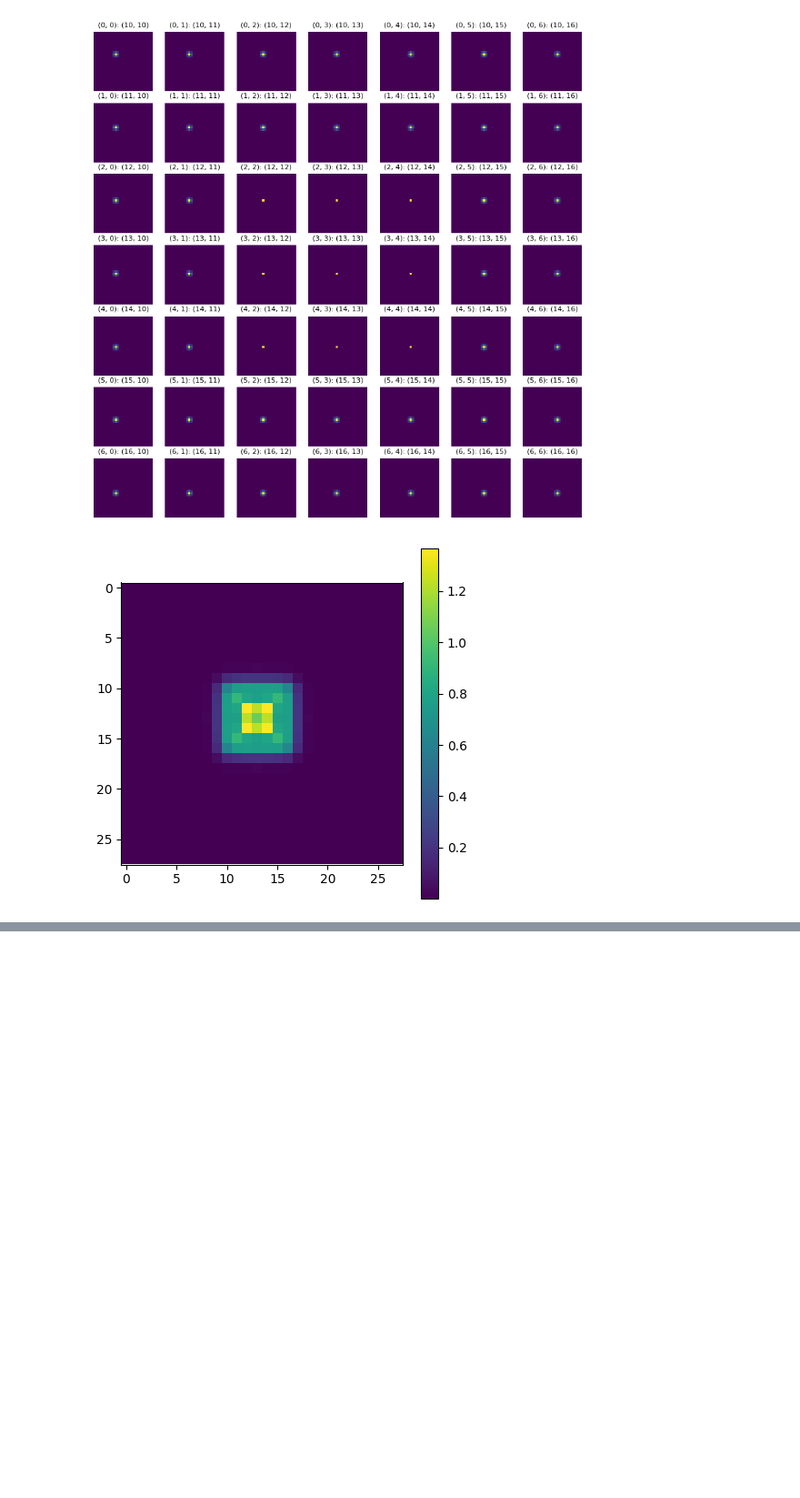
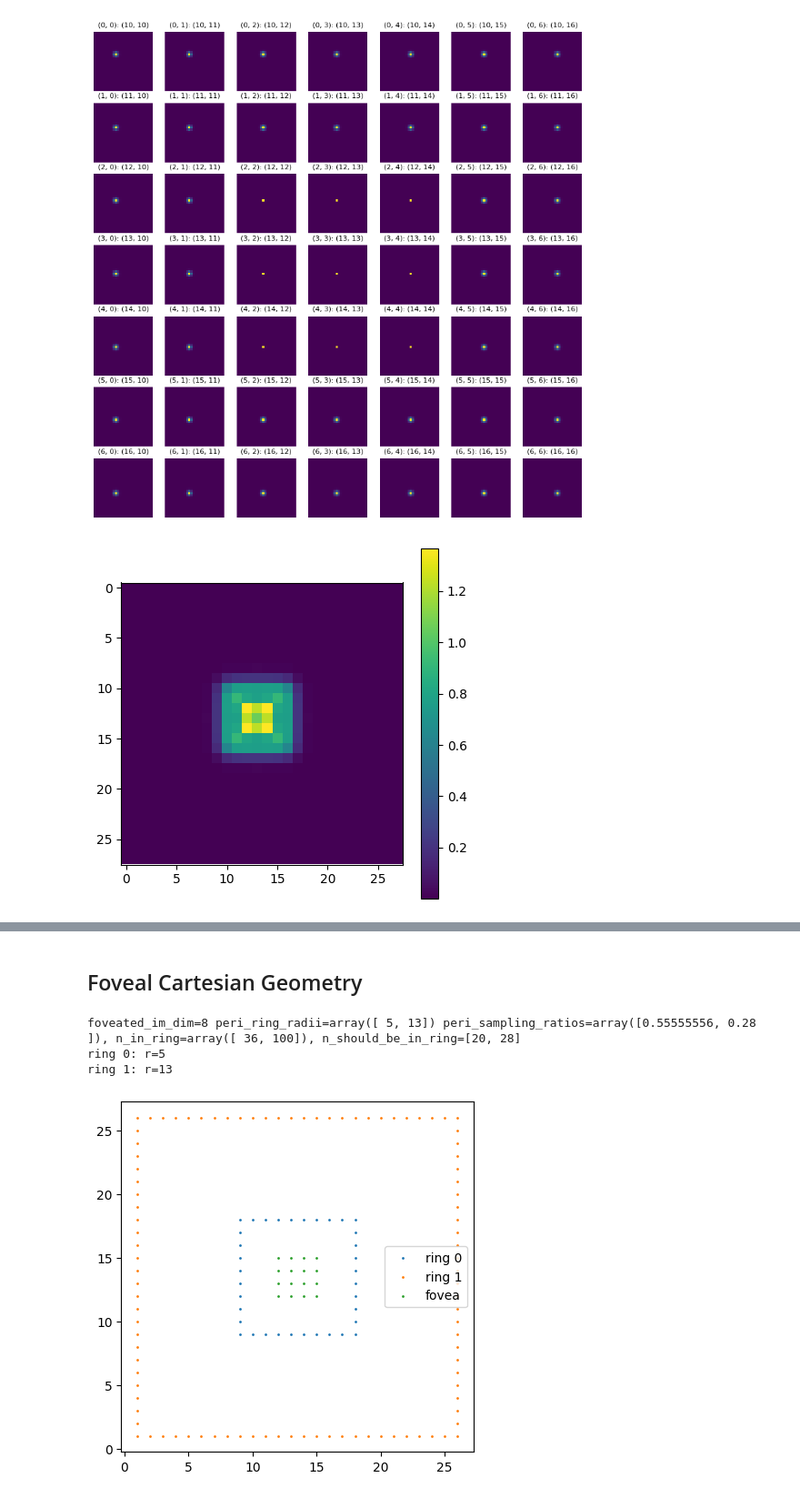
Before and after one commit to ivegner/FoVAE, a Jupyter notebook: foveal_pooling_test.ipynb, the cells around one changed output, grey strips where cells are left out. Shown at 91% size. Saved outputs shown, nothing was run; the diff lists cells and outputs as text; code cells hidden in the pictures; blank space fills up the shorter version.

Commit message:
Foveal Cartesian Geometry

```diff
--- a/foveal_pooling_test.ipynb
+++ b/foveal_pooling_test.ipynb
@@ -360,0 +351,65 @@ torch.Size([3, 7, 7])
+# %% [markdown]
+## Foveal Cartesian Geometry
+# %%
+center_x, center_y = 14, 14
+
+max_ring_radius = 14
+fovea_radius = 2
+num_peri_rings_to_attempt = 2
+
+foveated_im_dim = 2 * (fovea_radius + num_peri_rings_to_attempt)
+
+a = np.exp((np.log(max_ring_radius / fovea_radius)) / num_peri_rings_to_attempt)
+peri_ring_radii = np.floor([fovea_radius * a**i for i in range(1, num_peri_rings_to_attempt + 1)])
+eligible_radius_mask = np.array([fovea_radius < r <= max_ring_radius for r in peri_ring_radii]).astype(bool)
+peri_ring_radii = peri_ring_radii[eligible_radius_mask].astype(int)
+num_peri_rings = len(peri_ring_radii)
+
+def get_num_ring_pixels_from_r(r):
+    """Get number of pixels in a square ring of given radius centered at a given point"""
+    return ((r * 2) - 1) * 4
+
+n_in_ring = get_num_ring_pixels_from_r(peri_ring_radii)
+n_should_be_in_ring = [get_num_ring_pixels_from_r(fovea_radius + i + 1) for i in range(len(peri_ring_radii))]
+
+# sampling ratios for each ring
+peri_sampling_ratios = n_should_be_in_ring / n_in_ring # [(fovea_radius + i+1) / r for i, r in enumerate(peri_ring_radii)]
+
+print(f"{foveated_im_dim=}", f"{peri_ring_radii=}", f"{peri_sampling_ratios=}, {n_in_ring=}, {n_should_be_in_ring=}")
+
+def get_indices_in_ring(x_extent, y_extent, x_center, y_center, radius):
+    """Get indices of pixels in a square ring of given radius centered at (x_center, y_center)"""
+    x, y = np.meshgrid(np.arange(x_extent), np.arange(y_extent), indexing="ij")
+    xy = np.stack([x, y], axis=-1)
+
+    # get indices of pixels in ring
+    ring_mask = np.zeros((x_extent, y_extent), dtype=bool)
+    ring_mask[x_center - radius: x_center + radius, y_center - radius: y_center + radius] = True
+    ring_mask[x_center - radius + 1: x_center + radius - 1, y_center - radius + 1 : y_center + radius - 1] = False
+
+    # plt.imshow(ring_mask)
+
+    # get xy according to ring_mask
+    ring_xy = xy[ring_mask]
+
+    return ring_xy#, ring_mask
+
+# ri = get_indices_in_ring(28, 28, 14, 14, 2)
+
+fig, ax = plt.subplots(1, 1, figsize=(5, 5))
+
+for i, r in enumerate(peri_ring_radii):
+    print(f"ring {i}: {r=}")
+    ri = get_indices_in_ring(28, 28, center_x, center_y, r)
+    ax.scatter(ri[:, 0], ri[:, 1], s=1, label=f"ring {i}")
+
+fovea_indices = np.concatenate([get_indices_in_ring(28, 28, center_x, center_y, r) for r in range(1, fovea_radius + 1)])
+ax.scatter(fovea_indices[:, 0], fovea_indices[:, 1], s=1, label=f"fovea")
+
+ax.legend()
+plt.show()
+# %% [output]
+foveated_im_dim=8 peri_ring_radii=array([ 5, 13]) peri_sampling_ratios=array([0.55555556, 0.28      ]), n_in_ring=array([ 36, 100]), n_should_be_in_ring=[20, 28]
+ring 0: r=5
+ring 1: r=13
+[figure, added]
```
Also changed, not shown: parts of 11 cells of this notebook.
